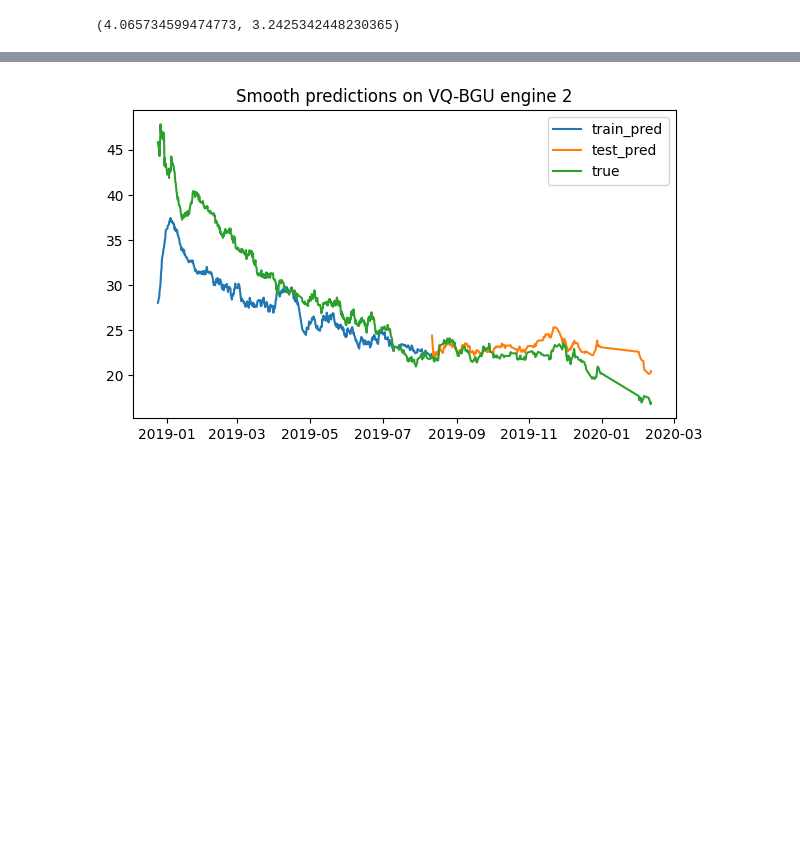
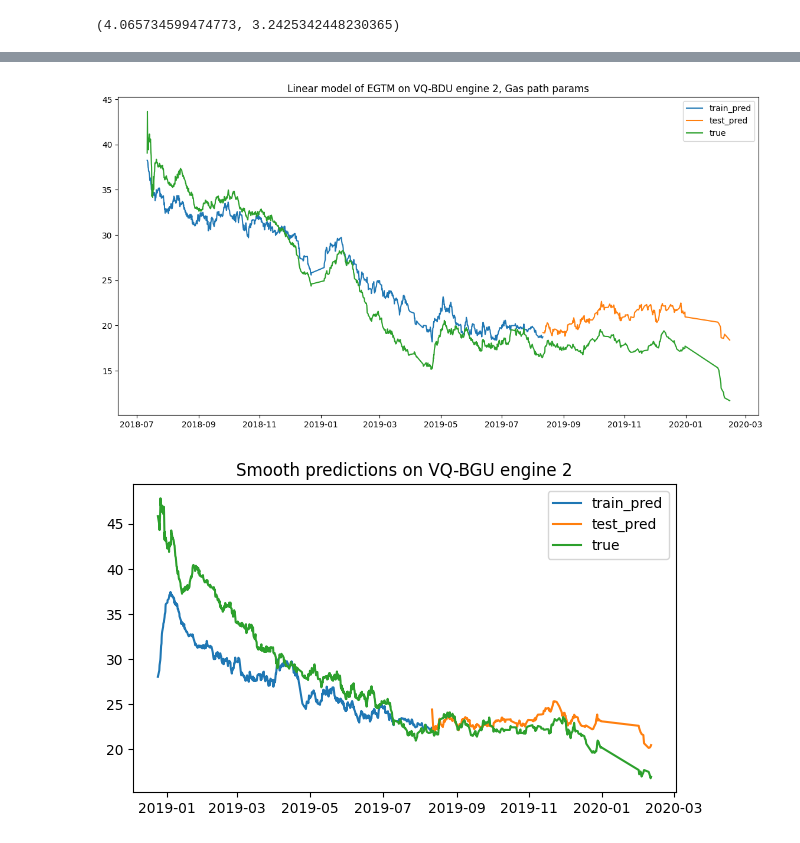
Before and after one commit to skeptlk/ecm, a Jupyter notebook: 27_dec_selected_gas_params.ipynb, the cells around one changed output, grey strips where cells are left out. Drawn from its saved outputs; the diff is of its cells as text; code cells hidden in the pictures; blank space fills up the shorter version.

```diff
--- a/27_dec_selected_gas_params.ipynb
+++ b/27_dec_selected_gas_params.ipynb
@@ -128,3 +119,31 @@ plt.show()
+# %%
+import matplotlib.pyplot as plt
+
+# Get exponential rolling average with smothing factor alpha
+def smooth(x: pd.Series, alpha=0.5):
+  return pd.Series(x).ewm(alpha=alpha, adjust=False).mean().to_list()
+
+def plot_smooth_predictions(data, acnum, pos, train_i, predicted_test, predicted_train):
+  data.loc[:train_i-1, 'pred_train'] = predicted_train
+  data.loc[train_i:, 'pred_test'] = predicted_test
+
+  sub = data[(data['acnum'] == acnum) & (data['pos'] == pos)]
+
+  plt.figure(figsize=(14, 7))
+
+  train_i2 = sub['pred_train'].count()
+
+  plt.plot(sub['reportts'][:train_i2], smooth(sub['pred_train'][:train_i2], alpha=1/10), '-')
+  plt.plot(sub['reportts'], smooth(sub['pred_test'], alpha=1/10), '-')
+  plt.plot(sub['reportts'], sub['egtm'], '-')
+
+  plt.title(f'Linear model of EGTM on {acnum} engine {pos}, Gas path params')
+  plt.legend(['train_pred', 'test_pred', 'true'])
+  plt.show()
+# %%
+plot_smooth_predictions(data.reset_index(), 'VQ-BDU', 2, train_i, predicted_test, predicted_train)
+# %% [output]
+[figure, added]
 # %%
 sub = data[(data['acnum'] == 'VQ-BGU') & (data['pos'] == 2)]
 
```
Also changed, not shown: parts of 5 cells of this notebook, 1 other file.
